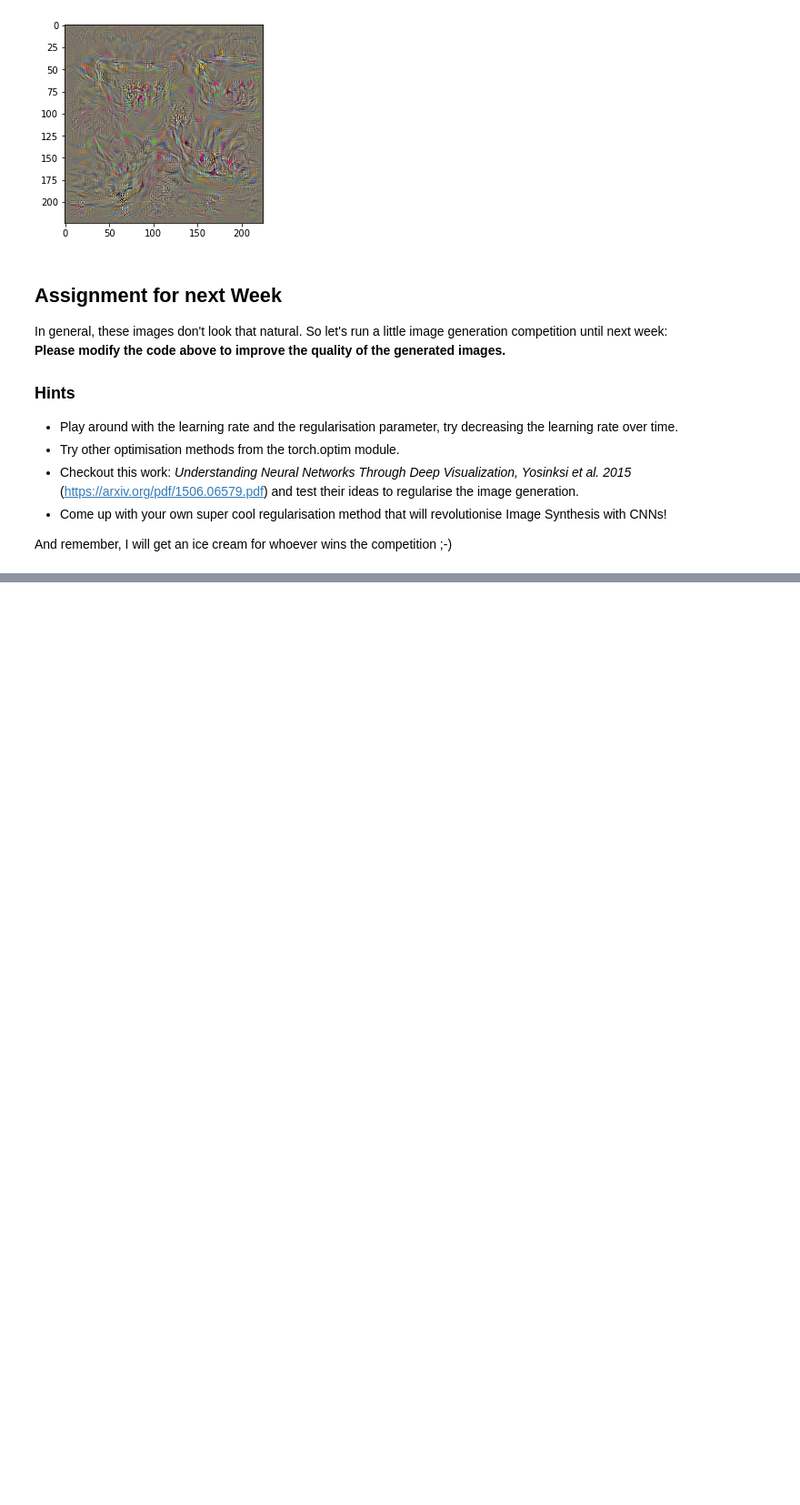
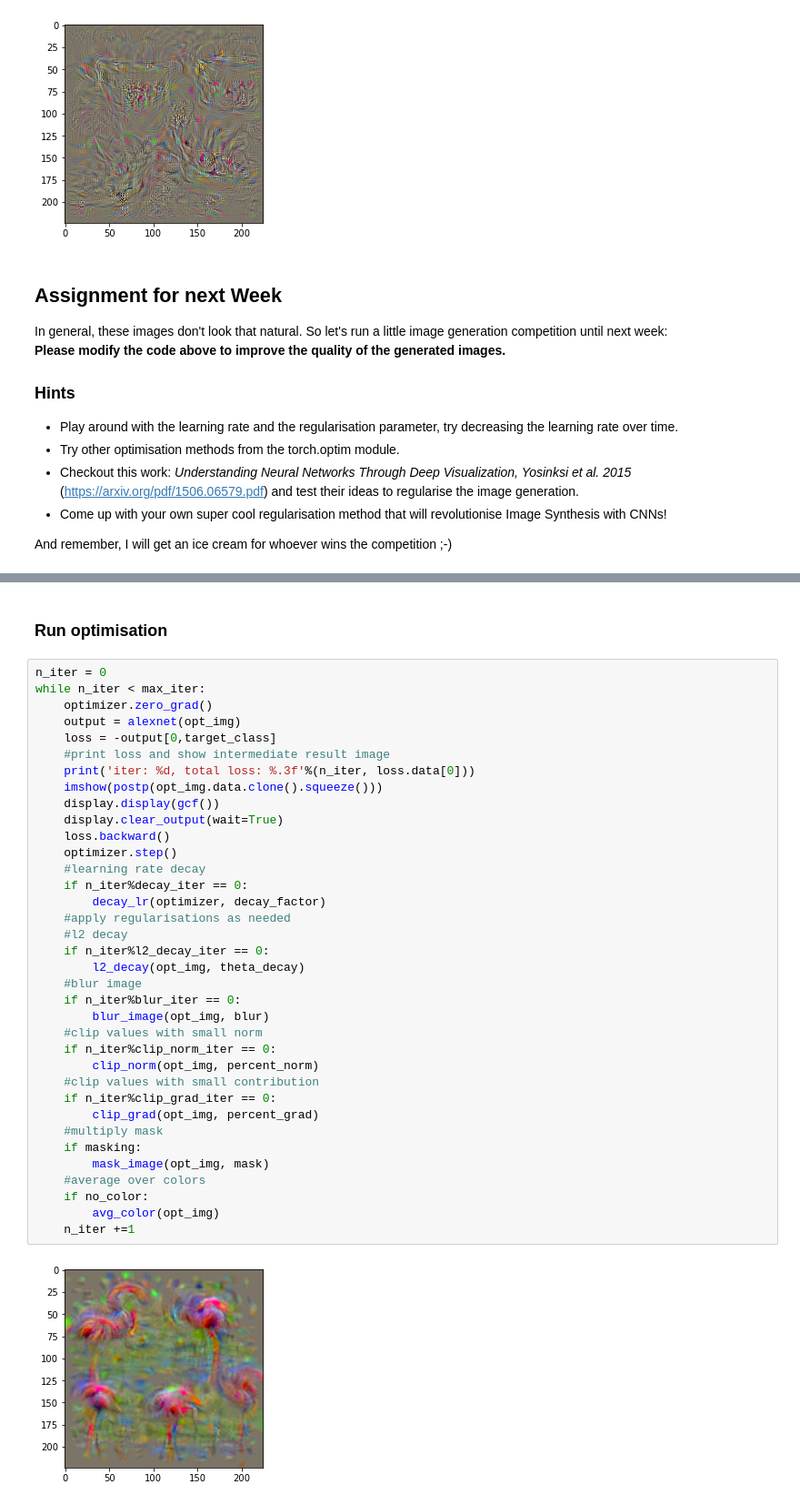
Before and after one commit to leongatys/GenerativeImageModellingWithDNNs, a Jupyter notebook: Lecture2/Lecture2.ipynb, the cells around one changed output, grey strips where cells are left out. Shown: that part at 91% size. Cells and saved outputs as stored; diff of their text form; blank space fills up the shorter version.

```diff
--- a/Lecture2/Lecture2.ipynb
+++ b/Lecture2/Lecture2.ipynb
@@ -138,0 +261,40 @@ And remember, I will get an ice cream for whoever wins the competition ;-)
+# %% [markdown]
+### Run optimisation
+# %%
+n_iter = 0
+while n_iter < max_iter:
+    optimizer.zero_grad()
+    output = alexnet(opt_img)
+    loss = -output[0,target_class]
+    #print loss and show intermediate result image
+    print('iter: %d, total loss: %.3f'%(n_iter, loss.data[0]))
+    imshow(postp(opt_img.data.clone().squeeze()))
+    display.display(gcf())
+    display.clear_output(wait=True)
+    loss.backward()
+    optimizer.step()
+    #learning rate decay
+    if n_iter%decay_iter == 0:
+        decay_lr(optimizer, decay_factor)
+    #apply regularisations as needed
+    #l2 decay
+    if n_iter%l2_decay_iter == 0:
+        l2_decay(opt_img, theta_decay)
+    #blur image
+    if n_iter%blur_iter == 0:
+        blur_image(opt_img, blur)
+    #clip values with small norm
+    if n_iter%clip_norm_iter == 0:
+        clip_norm(opt_img, percent_norm)
+    #clip values with small contribution
+    if n_iter%clip_grad_iter == 0:
+        clip_grad(opt_img, percent_grad)
+    #multiply mask
+    if masking:
+        mask_image(opt_img, mask)
+    #average over colors
+    if no_color:
+        avg_color(opt_img)
+    n_iter +=1
+# %% [output]
+[figure, added]
```
Also changed, not shown: parts of 5 cells of this notebook.
